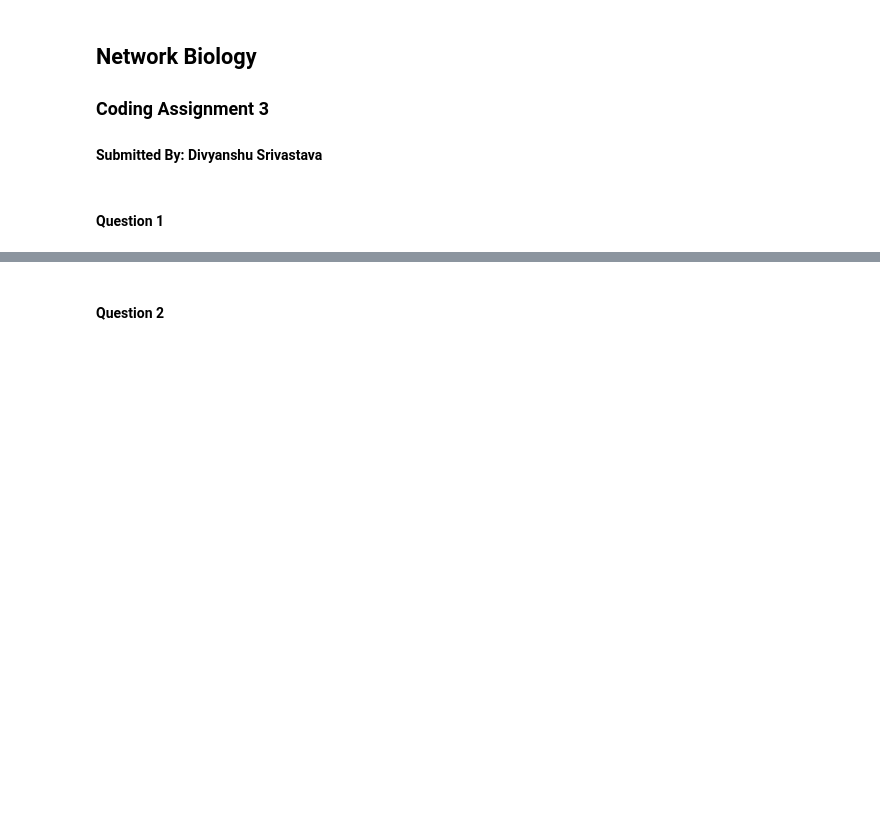
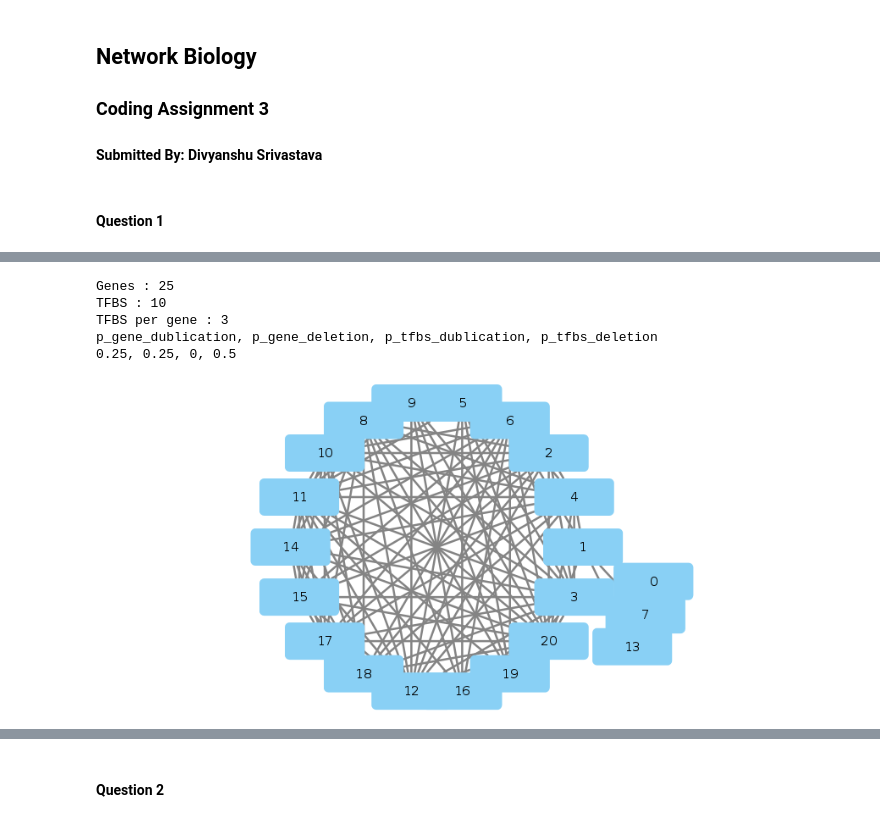
Before and after one commit to divyanshusrivastava/NetworkBio, a Jupyter notebook: Coding_Asg_03/Assignment_3.ipynb, the cells around one changed output, grey strips where cells are left out. Drawn from its saved outputs; the diff is of its cells as text; code cells hidden in the pictures; blank space fills up the shorter version.

```diff
--- a/Coding_Asg_03/Assignment_3.ipynb
+++ b/Coding_Asg_03/Assignment_3.ipynb
@@ -126,0 +157,14 @@ gene_pool
+# %%
+print "Genes : 25"
+print "TFBS : 10"
+print "TFBS per gene : 3"
+print "p_gene_dublication, p_gene_deletion, p_tfbs_dublication, p_tfbs_deletion"
+print "0.25, 0.25, 0, 0.5"
+Image("gml files/network-25-10-3-0.25-0.25-0-0.5.gml.png")
+# %% [output]
+Genes : 25
+TFBS : 10
+TFBS per gene : 3
+p_gene_dublication, p_gene_deletion, p_tfbs_dublication, p_tfbs_deletion
+0.25, 0.25, 0, 0.5
+[figure, added]
```
Also changed, not shown: parts of 9 cells of this notebook, 10 other files.
